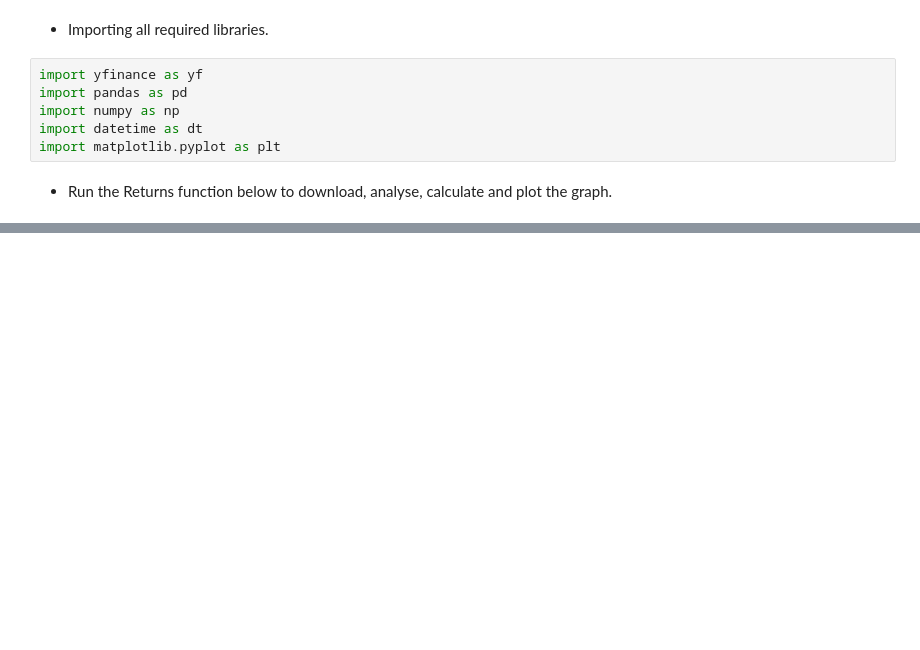
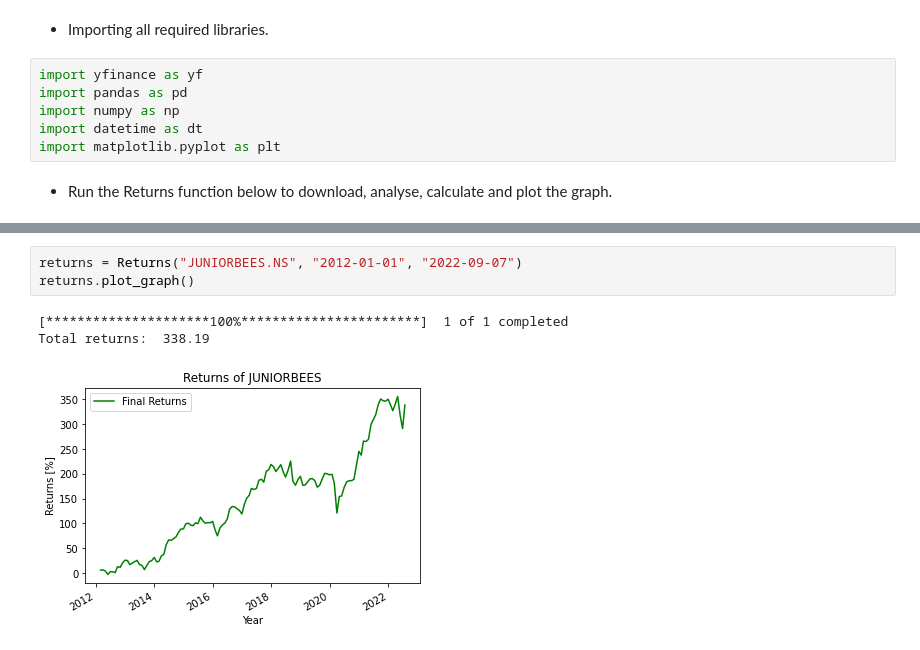
Before and after one commit to rushikeshdikey/ETF_returns, a Jupyter notebook: ETF_returns_project_final.ipynb, the cells around one changed output, grey strips where cells are left out. Cells and saved outputs as stored; diff of their text form; blank space fills up the shorter version.

```diff
--- a/ETF_returns_project_final.ipynb
+++ b/ETF_returns_project_final.ipynb
@@ -80,0 +91,7 @@ returns.plot_graph()
+# %%
+returns = Returns("JUNIORBEES.NS", "2012-01-01", "2022-09-07")
+returns.plot_graph()
+# %% [output]
+[*********************100%***********************]  1 of 1 completed
+Total returns:  338.19
+[figure, added]
```
Also changed, not shown: parts of 4 cells of this notebook.
